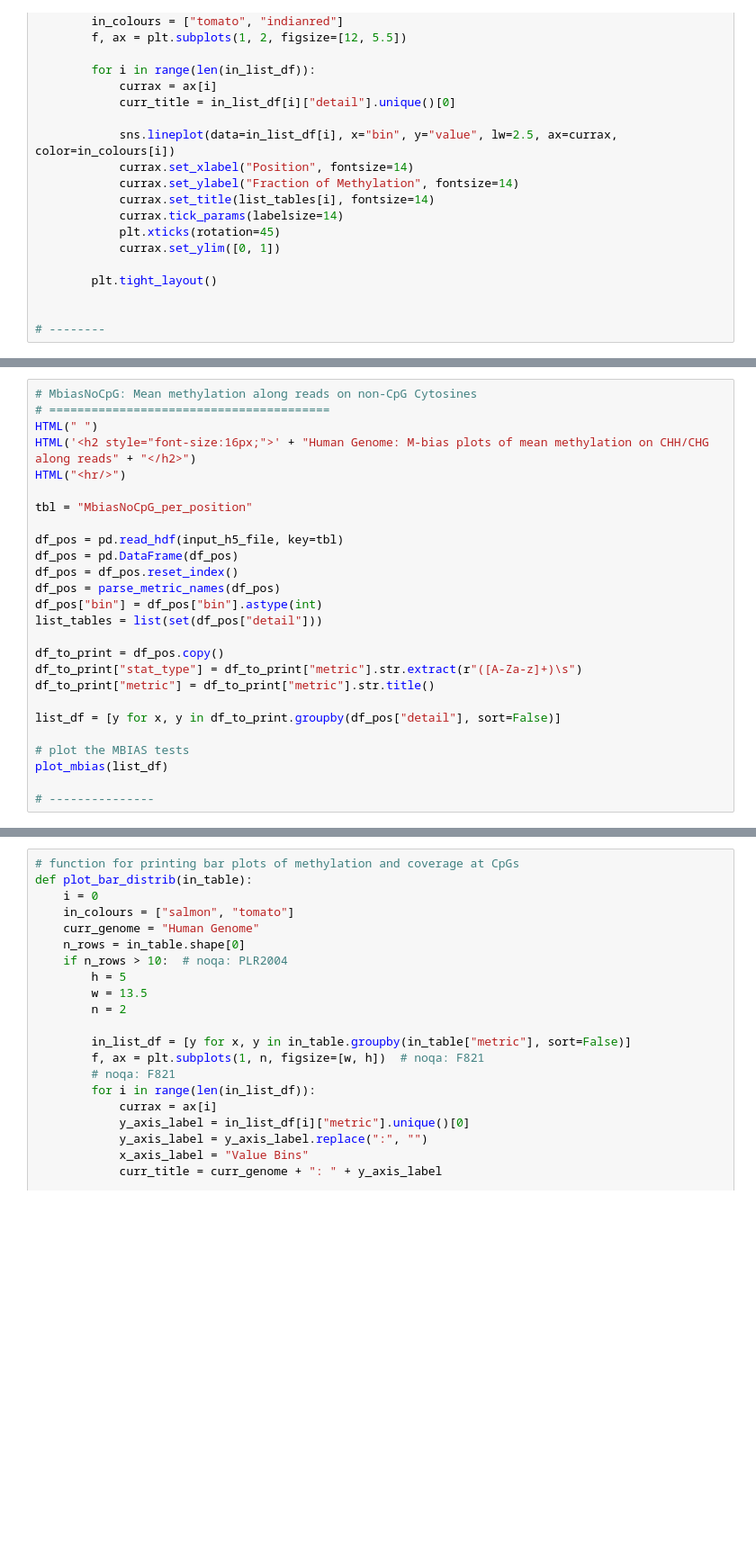
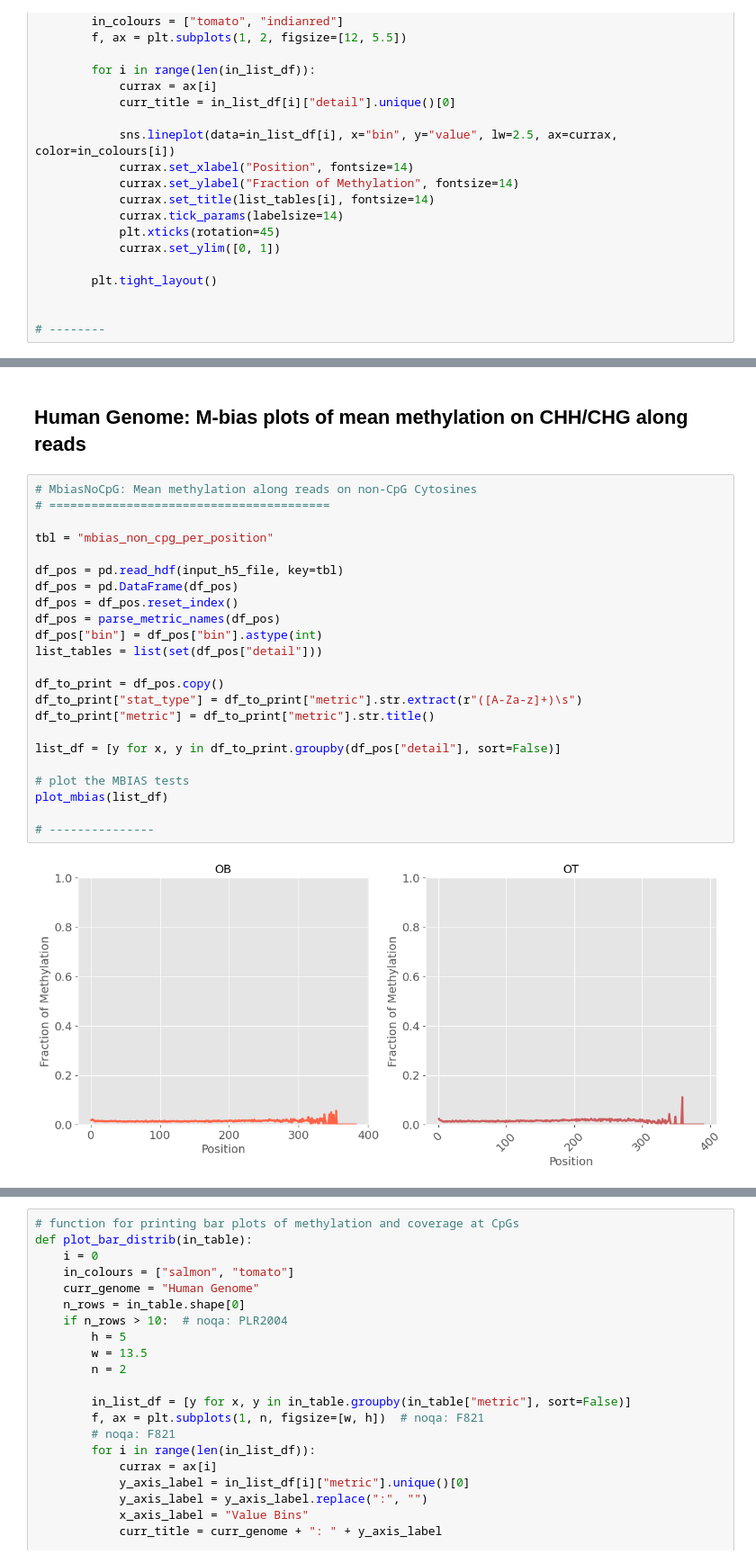
Before and after one commit to Ultimagen/ugbio-utils, a Jupyter notebook: src/methylation/ugbio_methylation/reports/methyldackel_qc_report.ipynb, the cells around one changed output, grey strips where cells are left out. Shown at 90% size. Saved outputs shown, nothing was run; the diff lists cells and outputs as text; blank space fills up the shorter version.

Commit message:
use generic generate report util in methylation

```diff
--- a/src/methylation/ugbio_methylation/reports/methyldackel_qc_report.ipynb
+++ b/src/methylation/ugbio_methylation/reports/methyldackel_qc_report.ipynb
@@ -271,26 +316,27 @@ display_side_by_side(df_to_print, temp_tables)
+# %% [markdown]
+## Human Genome: M-bias plots of mean methylation on CHH/CHG along reads
 # %%
 # MbiasNoCpG: Mean methylation along reads on non-CpG Cytosines
 # ========================================
-HTML(" ")
-HTML('<h2 style="font-size:16px;">' + "Human Genome: M-bias plots of mean methylation on CHH/CHG along reads" + "</h2>")
-HTML("<hr/>")
 
-tbl = "MbiasNoCpG_per_position"
+tbl = "mbias_non_cpg_per_position"
 
 df_pos = pd.read_hdf(input_h5_file, key=tbl)
 df_pos = pd.DataFrame(df_pos)
 df_pos = df_pos.reset_index()
 df_pos = parse_metric_names(df_pos)
 df_pos["bin"] = df_pos["bin"].astype(int)
 list_tables = list(set(df_pos["detail"]))
 
 df_to_print = df_pos.copy()
 df_to_print["stat_type"] = df_to_print["metric"].str.extract(r"([A-Za-z]+)\s")
 df_to_print["metric"] = df_to_print["metric"].str.title()
 
 list_df = [y for x, y in df_to_print.groupby(df_pos["detail"], sort=False)]
 
 # plot the MBIAS tests
 plot_mbias(list_df)
 
 # ---------------
+# %% [output]
+[figure, added]
```
Also changed, not shown: parts of 25 cells of this notebook, 9 other files.
